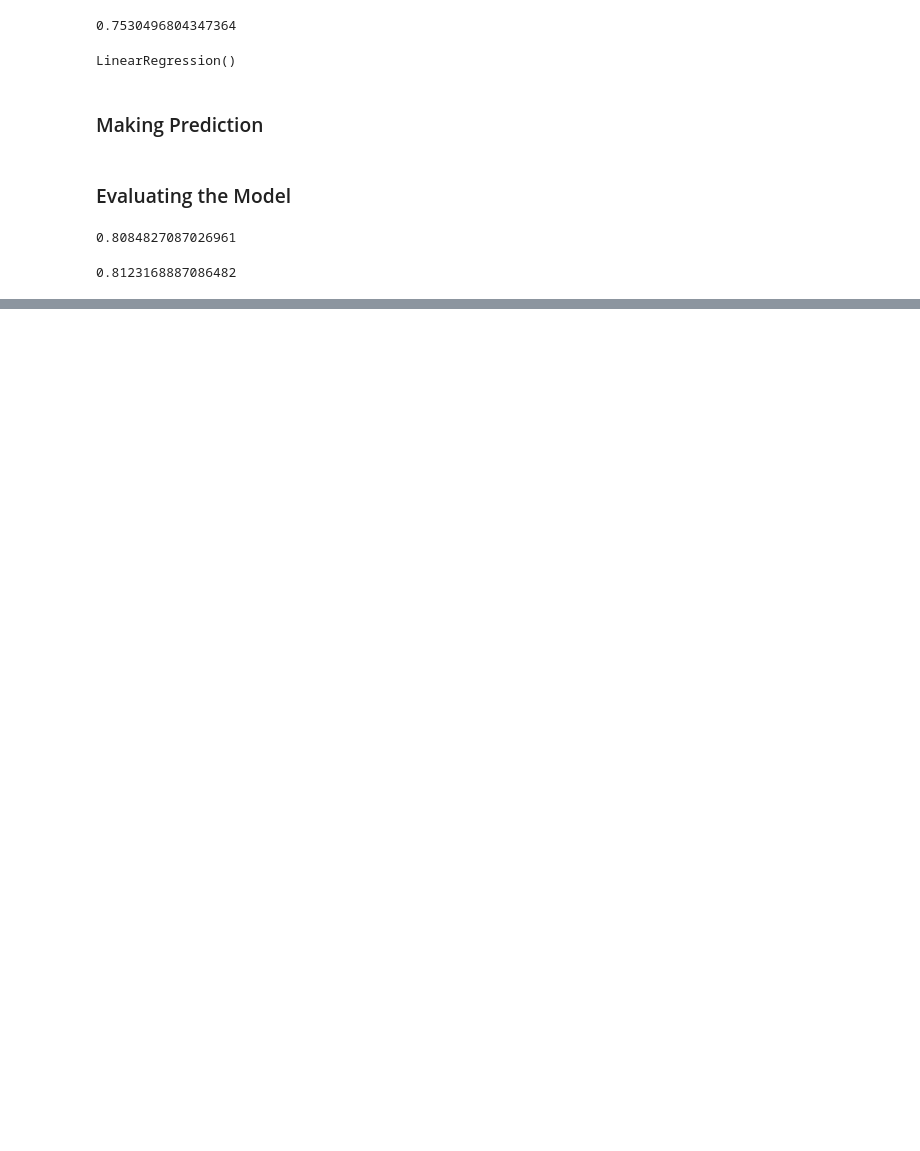
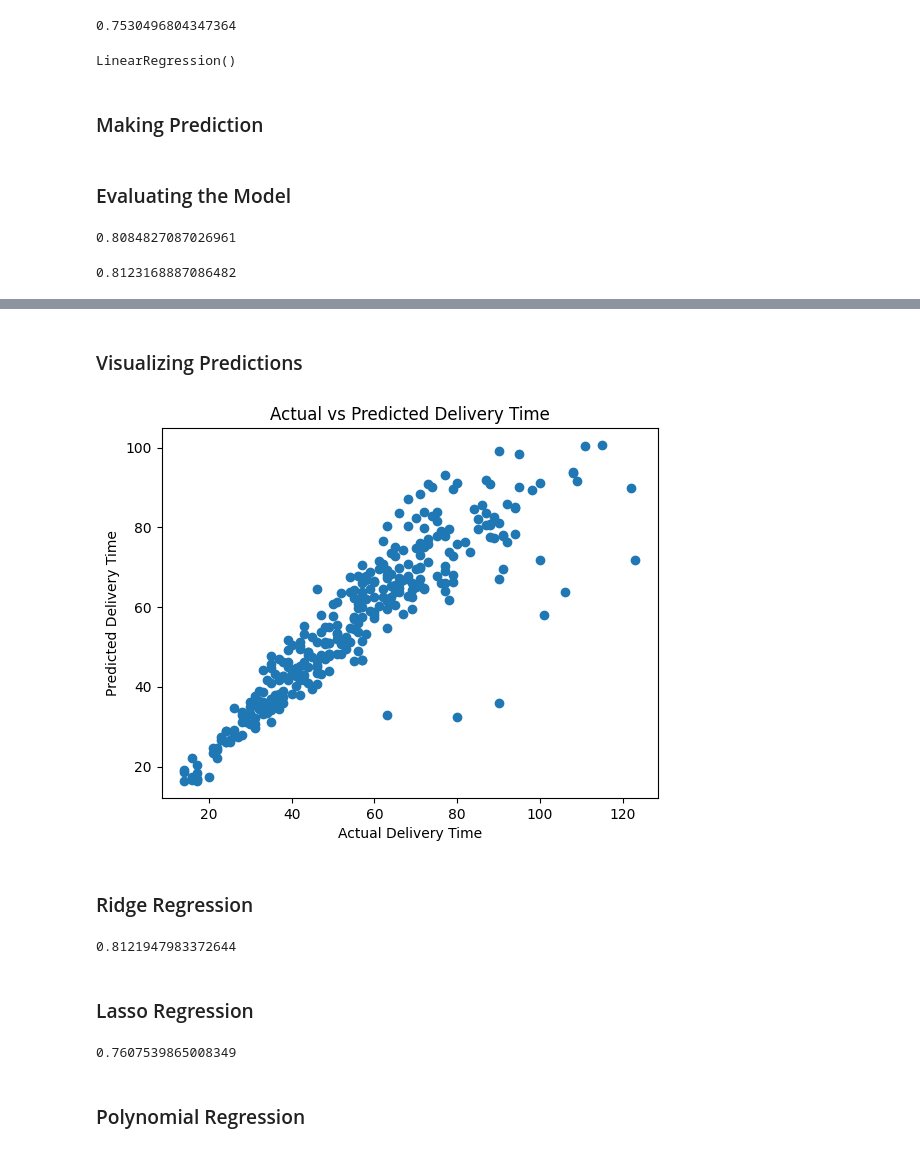
Before and after one commit to coder-priyanka01/Machine-Learning, a Jupyter notebook: Linear_Regression.ipynb, the cells around one changed output, grey strips where cells are left out. Cells and saved outputs as stored; diff of their text form; code cells hidden in the pictures; blank space fills up the shorter version.

```diff
--- a/Linear_Regression.ipynb
+++ b/Linear_Regression.ipynb
@@ -248,0 +270,35 @@ r2
+# %% [markdown]
+### Visualizing Predictions
+# %%
+plt.scatter(y_test, y_pred)
+plt.xlabel("Actual Delivery Time")
+plt.ylabel("Predicted Delivery Time")
+plt.title("Actual vs Predicted Delivery Time")
+plt.show()
+# %% [output]
+[figure, added]
+# %% [markdown]
+### Ridge Regression
+# %%
+from sklearn.linear_model import LinearRegression, Ridge, Lasso
+
+ridge = Ridge()
+ridge.fit(X_train, y_train)
+
+pred = ridge.predict(X_test)
+r2 = r2_score(y_test, pred)
+r2
+# %% [output]
+0.8121947983372644
+# %% [markdown]
+### Lasso Regression
+# %%
+model = Lasso()
+model.fit(X_train, y_train)
+
+lasso_pred = model.predict(X_test)
+r2_score(y_test, lasso_pred )
+# %% [output]
+0.7607539865008349
+# %% [markdown]
+### Polynomial Regression
```
Also changed, not shown: parts of 6 cells of this notebook.
